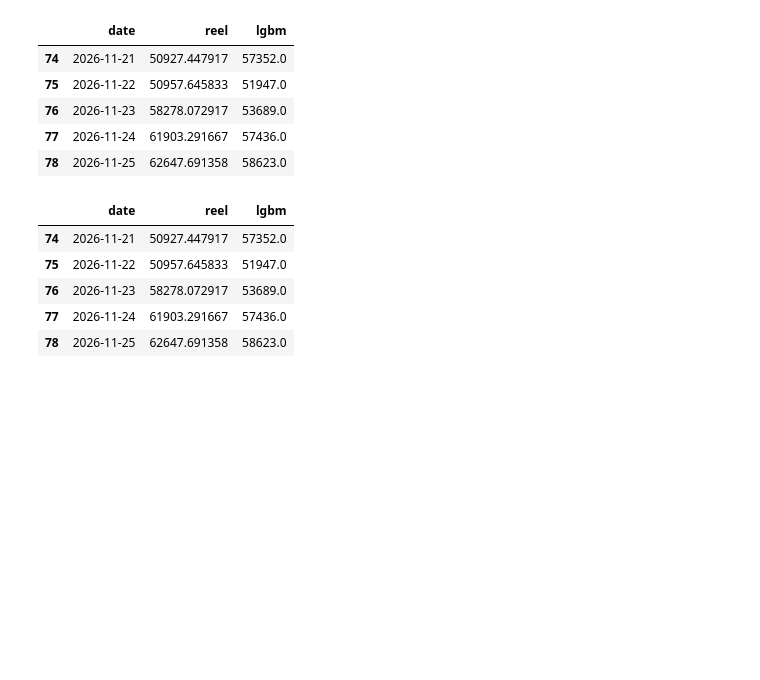
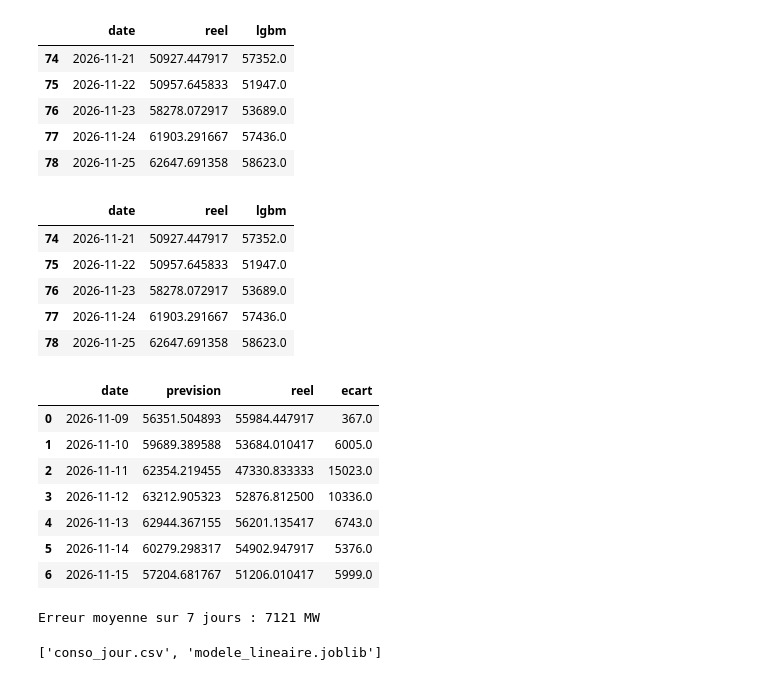
Before and after one commit to fat825/conso-electricite-prevision, a Jupyter notebook: notebooks/01_exploration.ipynb, the cells around one changed output. Saved outputs shown, nothing was run; the diff lists cells and outputs as text; code cells hidden in the pictures; blank space fills up the shorter version.

Commit message:
Prevision sur 7 jours et dashboard Streamlit

```diff
--- a/notebooks/01_exploration.ipynb
+++ b/notebooks/01_exploration.ipynb
@@ -247,3 +247,45 @@ comparaison.tail(5)
 | 76 | 2026-11-23 | 58278.072917 | 53689.0 |
 | 77 | 2026-11-24 | 61903.291667 | 57436.0 |
 | 78 | 2026-11-25 | 62647.691358 | 58623.0 |
+# %%
+def prevoir_7_jours(modele, historique, variables):
+    valeurs = list(historique["conso_moyenne"])
+    derniere_date = historique["date"].iloc[-1]
+    resultats = []
+
+    for i in range(1, 8):
+        date = derniere_date + pd.Timedelta(days=i)
+        conso_hier = valeurs[-1]
+        conso_7j = valeurs[-7]
+        ligne = pd.DataFrame([{
+            "conso_hier": conso_hier,
+            "conso_7j": conso_7j,
+            "jour_semaine": date.dayofweek,
+        }])
+        pred = modele.predict(ligne[variables])[0]
+        valeurs.append(pred)
+        resultats.append({"date": date, "prevision": pred})
+
+    return pd.DataFrame(resultats)
+# %%
+historique = train.copy()
+prev = prevoir_7_jours(modele, historique, variables)
+
+reel = test.iloc[:7][["date", "conso_moyenne"]].reset_index(drop=True)
+prev["reel"] = reel["conso_moyenne"]
+prev["ecart"] = (prev["prevision"] - prev["reel"]).round()
+prev
+# %% [output]
+|  | date | prevision | reel | ecart |
+| 0 | 2026-11-09 | 56351.504893 | 55984.447917 | 367.0 |
+| 1 | 2026-11-10 | 59689.389588 | 53684.010417 | 6005.0 |
+| 2 | 2026-11-11 | 62354.219455 | 47330.833333 | 15023.0 |
+| 3 | 2026-11-12 | 63212.905323 | 52876.812500 | 10336.0 |
+| 4 | 2026-11-13 | 62944.367155 | 56201.135417 | 6743.0 |
+| 5 | 2026-11-14 | 60279.298317 | 54902.947917 | 5376.0 |
+| 6 | 2026-11-15 | 57204.681767 | 51206.010417 | 5999.0 |
+# %%
+prev["ecart_abs"] = prev["ecart"].abs()
+print("Erreur moyenne sur 7 jours :", round(prev["ecart_abs"].mean()), "MW")
+# %% [output]
+Erreur moyenne sur 7 jours : 7121 MW
@@ -249,0 +297,4 @@ comparaison.tail(5)
+# %%
+print(os.listdir("../models"))
+# %% [output]
+['conso_jour.csv', 'modele_lineaire.joblib']
```
Also changed, not shown: parts of 1 cell of this notebook, 3 other files.
